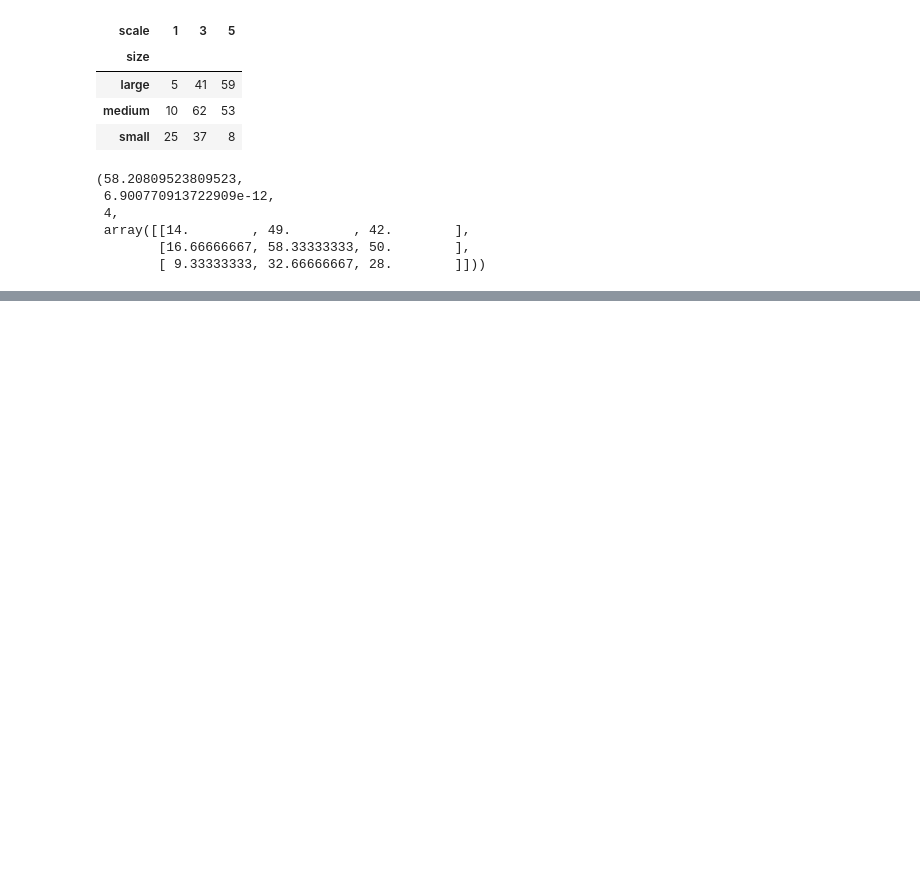
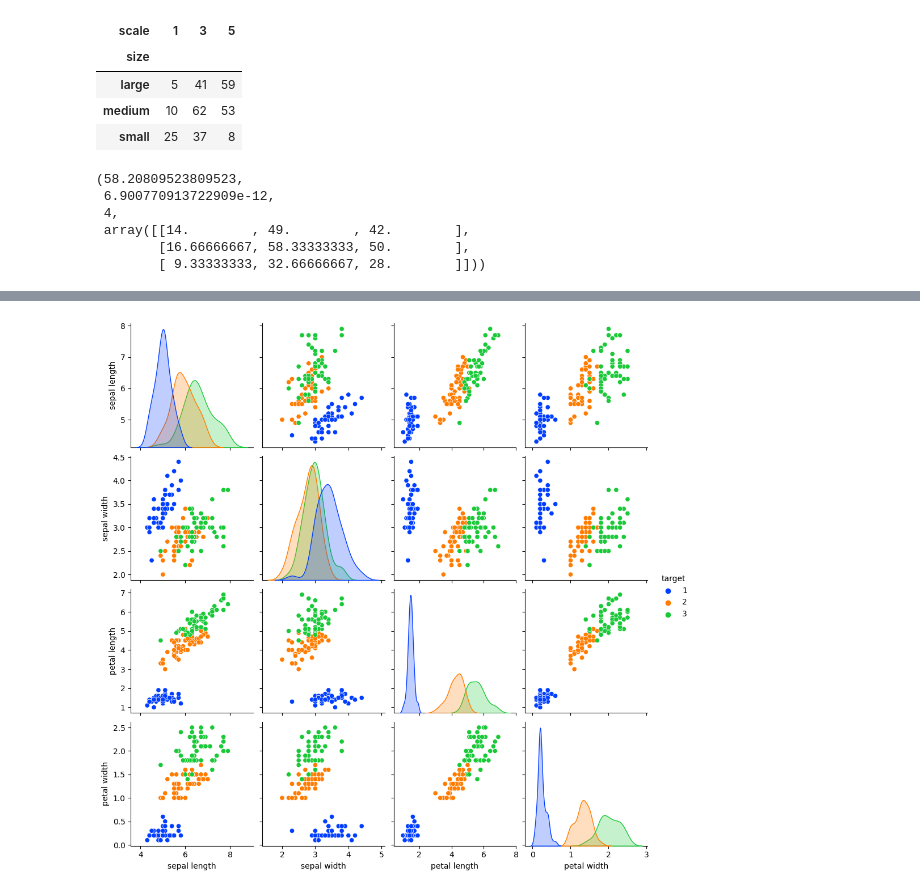
Before and after one commit to woojinhong03/school_2022_python, a Jupyter notebook: 데이터분석응용/데이터분석응용.ipynb, the cells around one changed output, grey strips where cells are left out. Saved outputs shown, nothing was run; the diff lists cells and outputs as text; code cells hidden in the pictures; blank space fills up the shorter version.

```diff
--- a/데이터분석응용/데이터분석응용.ipynb
+++ b/데이터분석응용/데이터분석응용.ipynb
@@ -1451,0 +1504,4 @@ stats.chi2_contingency(table)
+# %%
+from scipy.cluster.hierarchy import fcluster
+cut_tree = fcluster(clusters, t=4, criterion='distance')
+cut_tree
@@ -1451,0 +1516,3 @@ stats.chi2_contingency(table)
+# %%
+iris['cluster'] = cut_tree
+iris.head()
@@ -1451,0 +1526,5 @@ stats.chi2_contingency(table)
+# %%
+sns.pairplot(iris.drop('cluster',axis=1),diag_kind='kde',hue='target',palette='bright')
+plt.show()
+# %% [output]
+[figure, added]
```
Also changed, not shown: parts of 17 cells of this notebook, 1 other file.
